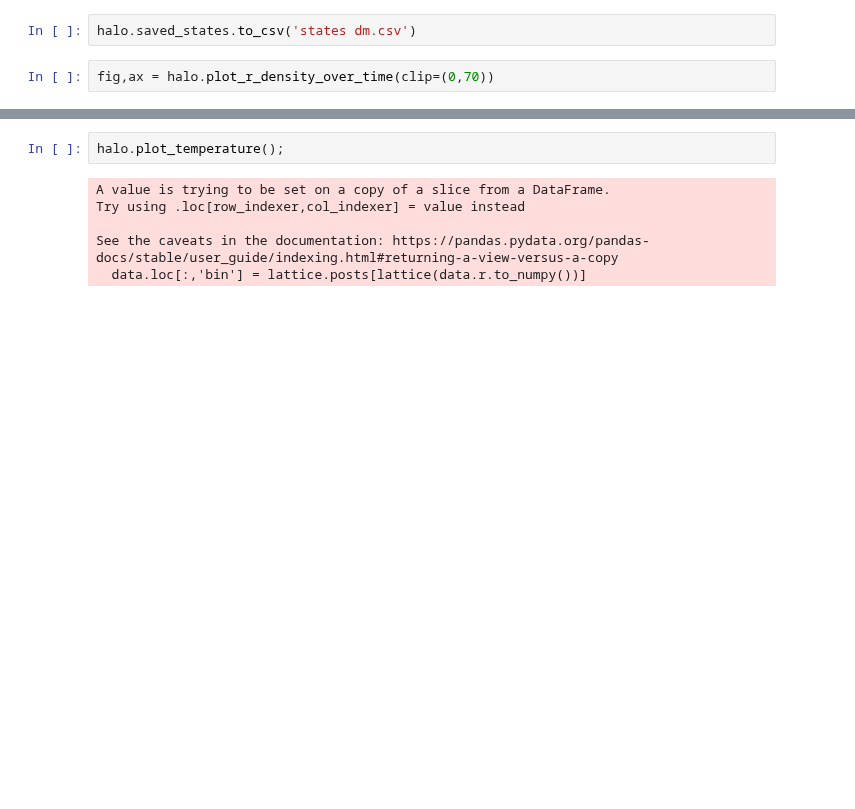
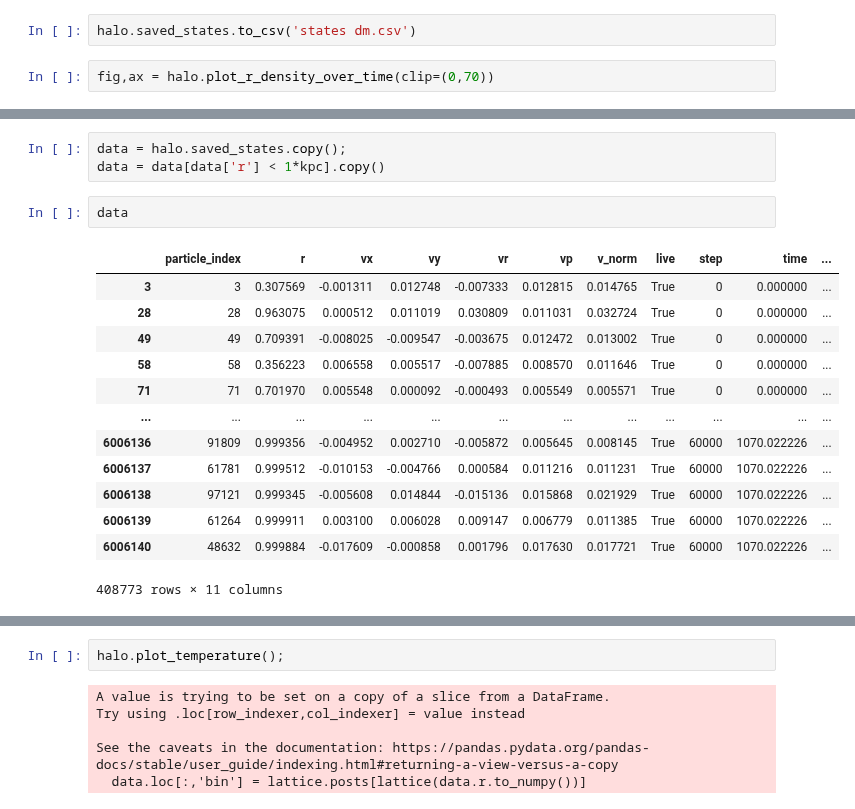
Before and after one commit to Rotem-Barnea/pySIDM, a Jupyter notebook: analysis/run.ipynb, the cells around one changed output, grey strips where cells are left out. Saved outputs shown, nothing was run; the diff lists cells and outputs as text; blank space fills up the shorter version.

```diff
--- a/analysis/run.ipynb
+++ b/analysis/run.ipynb
@@ -63,0 +62,19 @@ ax.legend(['start','after 1100 dynamic times'])
+# %%
+data = halo.saved_states.copy();
+data = data[data['r'] < 1*kpc].copy()
+# %%
+data
+# %% [output]
+|  | particle_index | r | vx | vy | vr | vp | v_norm | live | step | time | ... |
+| 3 | 3 | 0.307569 | -0.001311 | 0.012748 | -0.007333 | 0.012815 | 0.014765 | True | 0 | 0.000000 | ... |
+| 28 | 28 | 0.963075 | 0.000512 | 0.011019 | 0.030809 | 0.011031 | 0.032724 | True | 0 | 0.000000 | ... |
+| 49 | 49 | 0.709391 | -0.008025 | -0.009547 | -0.003675 | 0.012472 | 0.013002 | True | 0 | 0.000000 | ... |
+| 58 | 58 | 0.356223 | 0.006558 | 0.005517 | -0.007885 | 0.008570 | 0.011646 | True | 0 | 0.000000 | ... |
+| 71 | 71 | 0.701970 | 0.005548 | 0.000092 | -0.000493 | 0.005549 | 0.005571 | True | 0 | 0.000000 | ... |
+| ... | ... | ... | ... | ... | ... | ... | ... | ... | ... | ... | ... |
+| 6006136 | 91809 | 0.999356 | -0.004952 | 0.002710 | -0.005872 | 0.005645 | 0.008145 | True | 60000 | 1070.022226 | ... |
+| 6006137 | 61781 | 0.999512 | -0.010153 | -0.004766 | 0.000584 | 0.011216 | 0.011231 | True | 60000 | 1070.022226 | ... |
+| 6006138 | 97121 | 0.999345 | -0.005608 | 0.014844 | -0.015136 | 0.015868 | 0.021929 | True | 60000 | 1070.022226 | ... |
+| 6006139 | 61264 | 0.999911 | 0.003100 | 0.006028 | 0.009147 | 0.006779 | 0.011385 | True | 60000 | 1070.022226 | ... |
+| 6006140 | 48632 | 0.999884 | -0.017609 | -0.000858 | 0.001796 | 0.017630 | 0.017721 | True | 60000 | 1070.022226 | ... |
+408773 rows × 11 columns
```
Also changed, not shown: parts of 11 cells of this notebook, 1 other file.
